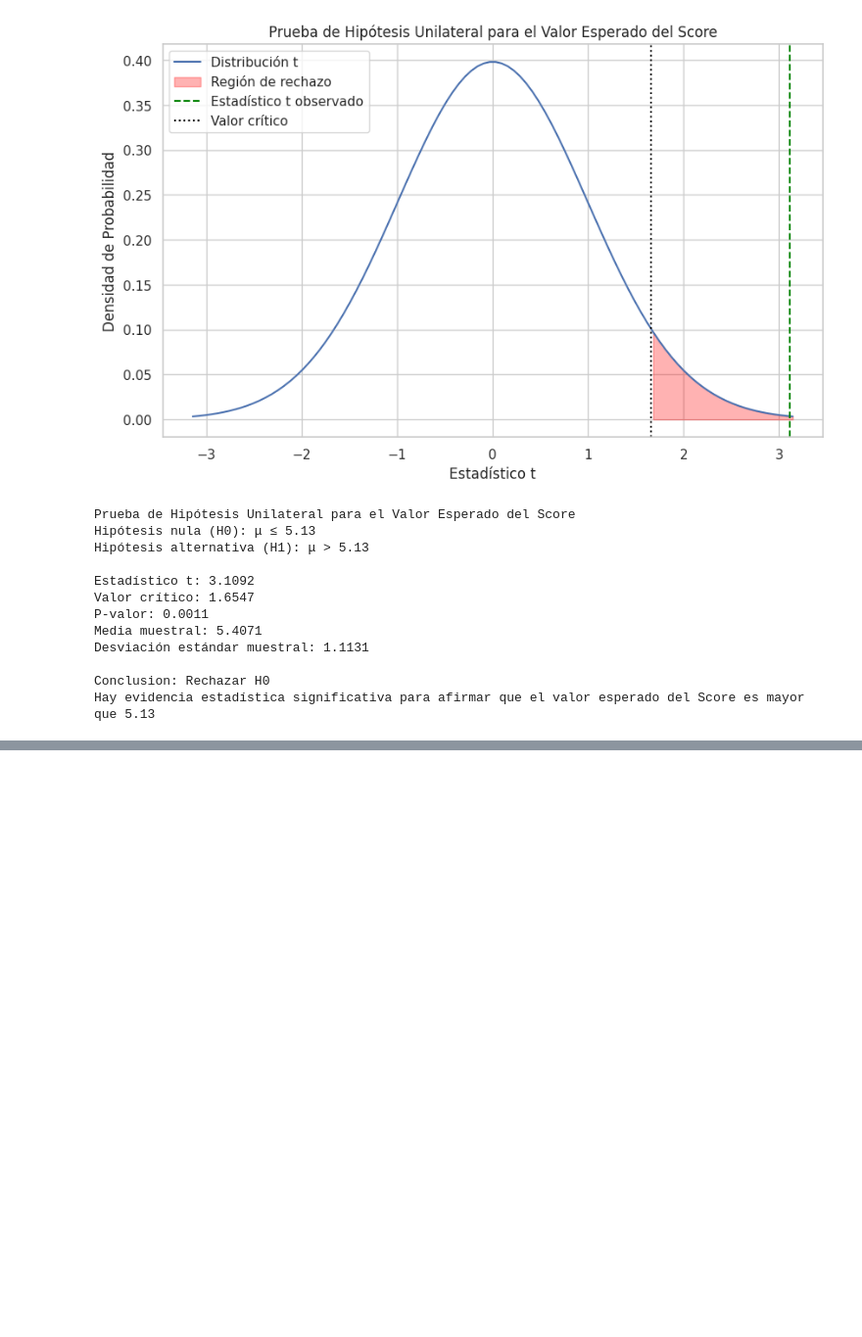
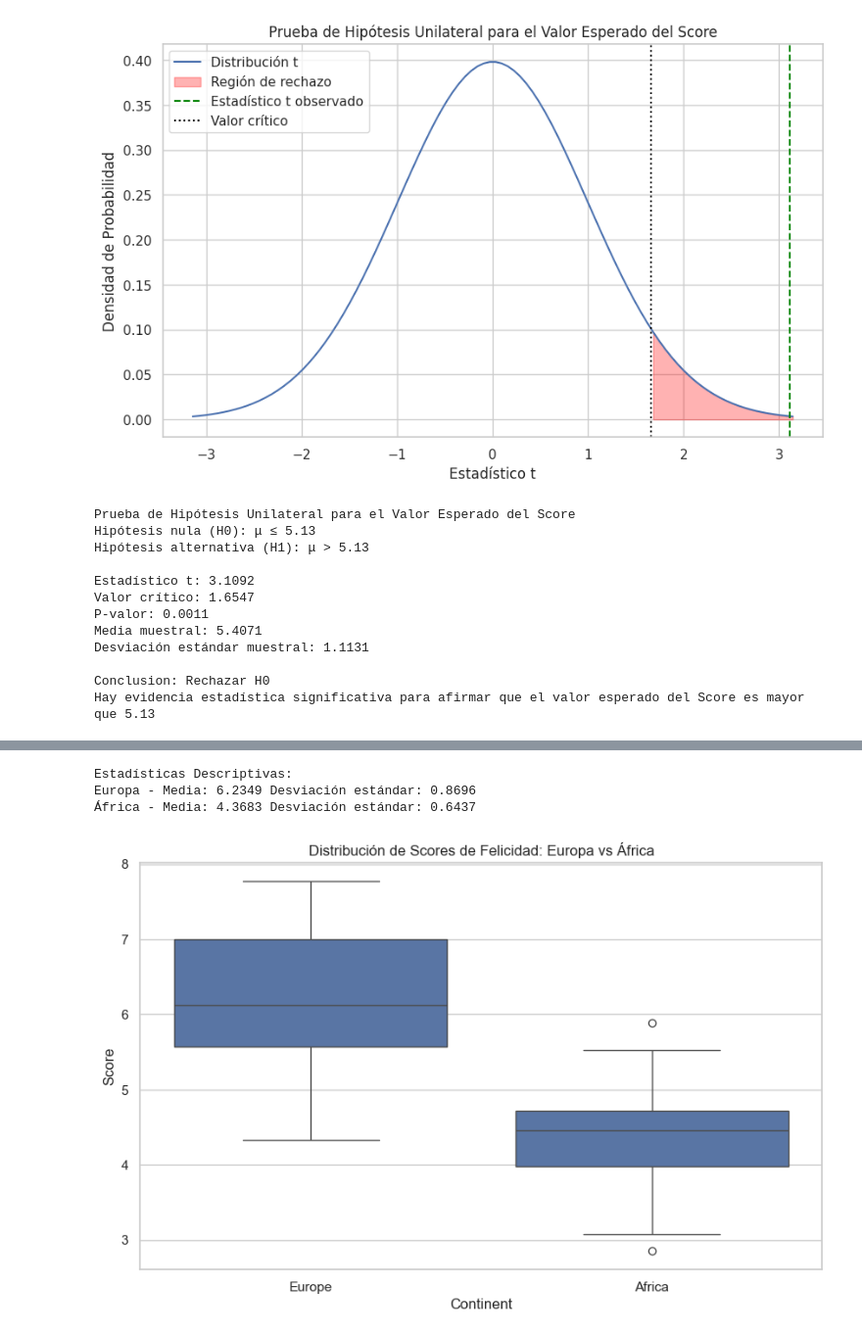
Before and after one commit to Javi111003/Happinness-World-Ranking-Stats, a Jupyter notebook: main.ipynb, the cells around one changed output, grey strips where cells are left out. Shown: that part at 98% size. Cells and saved outputs as stored; diff of their text form; code cells hidden in the pictures; blank space fills up the shorter version.

```diff
--- a/main.ipynb
+++ b/main.ipynb
@@ -562,0 +722,17 @@ Hay evidencia estadística significativa para afirmar que el valor esperado del
+# %%
+# 5. Descriptive statistics
+print("\nEstadísticas Descriptivas:")
+print("Europa - Media:", round(europe_scores.mean(), 4), "Desviación estándar:", round(europe_scores.std(), 4))
+print("África - Media:", round(africa_scores.mean(), 4), "Desviación estándar:", round(africa_scores.std(), 4))
+# %% [output]
+Estadísticas Descriptivas:
+Europa - Media: 6.2349 Desviación estándar: 0.8696
+África - Media: 4.3683 Desviación estándar: 0.6437
+# %%
+# 6. Box plot comparison
+plt.figure(figsize=(10, 6))
+sns.boxplot(data=df, x='Continent', y='Score', order=['Europe', 'Africa'])
+plt.title('Distribución de Scores de Felicidad: Europa vs África')
+plt.show()
+# %% [output]
+[figure, added]
```
Also changed, not shown: parts of 27 cells of this notebook.
